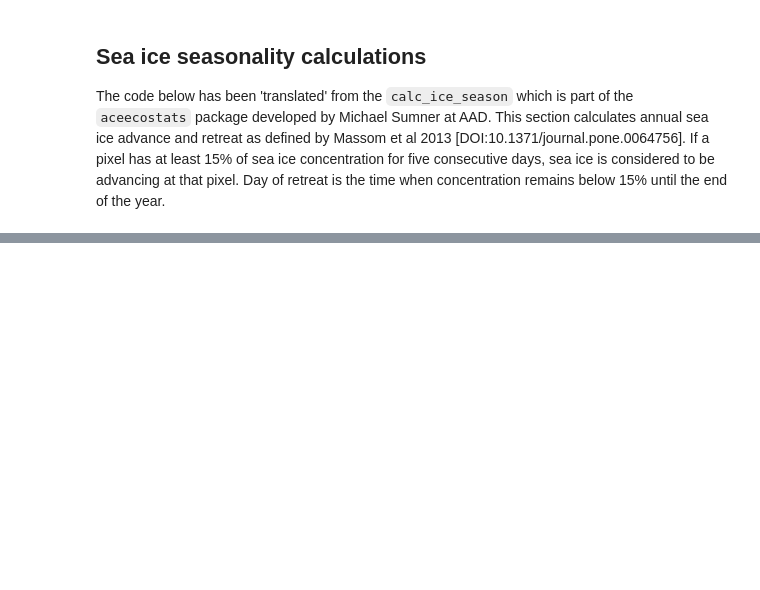
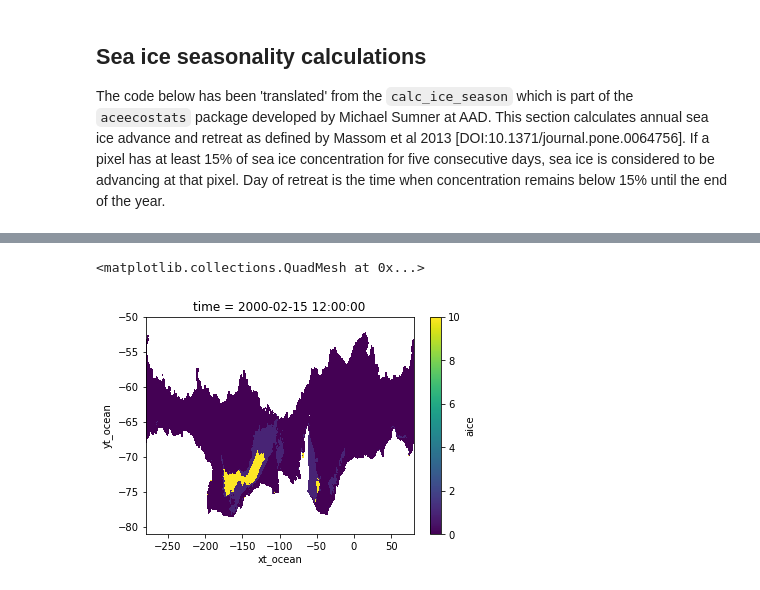
Before and after one commit to lidefi87/ACCESS_scripts_DFA, a Jupyter notebook: Scripts/SeaIceSeasonality.ipynb, the cells around one changed output, grey strips where cells are left out. Cells and saved outputs as stored; diff of their text form; code cells hidden in the pictures; blank space fills up the shorter version.

```diff
--- a/Scripts/SeaIceSeasonality.ipynb
+++ b/Scripts/SeaIceSeasonality.ipynb
@@ -107,0 +211,5 @@ SeaIceAdvMap(x, palette = 'batlow')
+# %%
+adv.where(noIce == False, np.nan).where(alwaysIce == False, 10)[0].plot()
+# %% [output]
+<matplotlib.collections.QuadMesh at 0x...>
+[figure, added]
```
Also changed, not shown: parts of 9 cells of this notebook.
